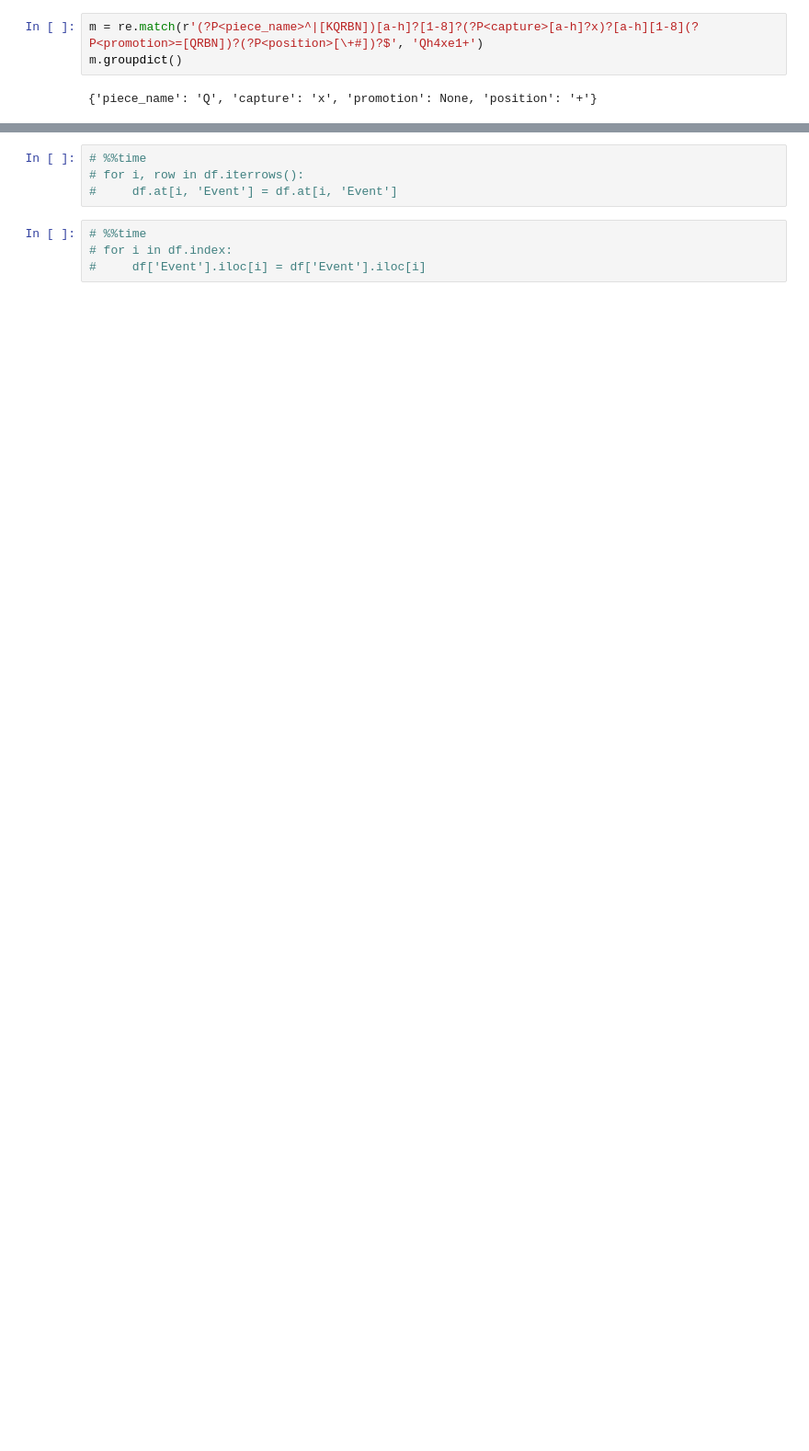
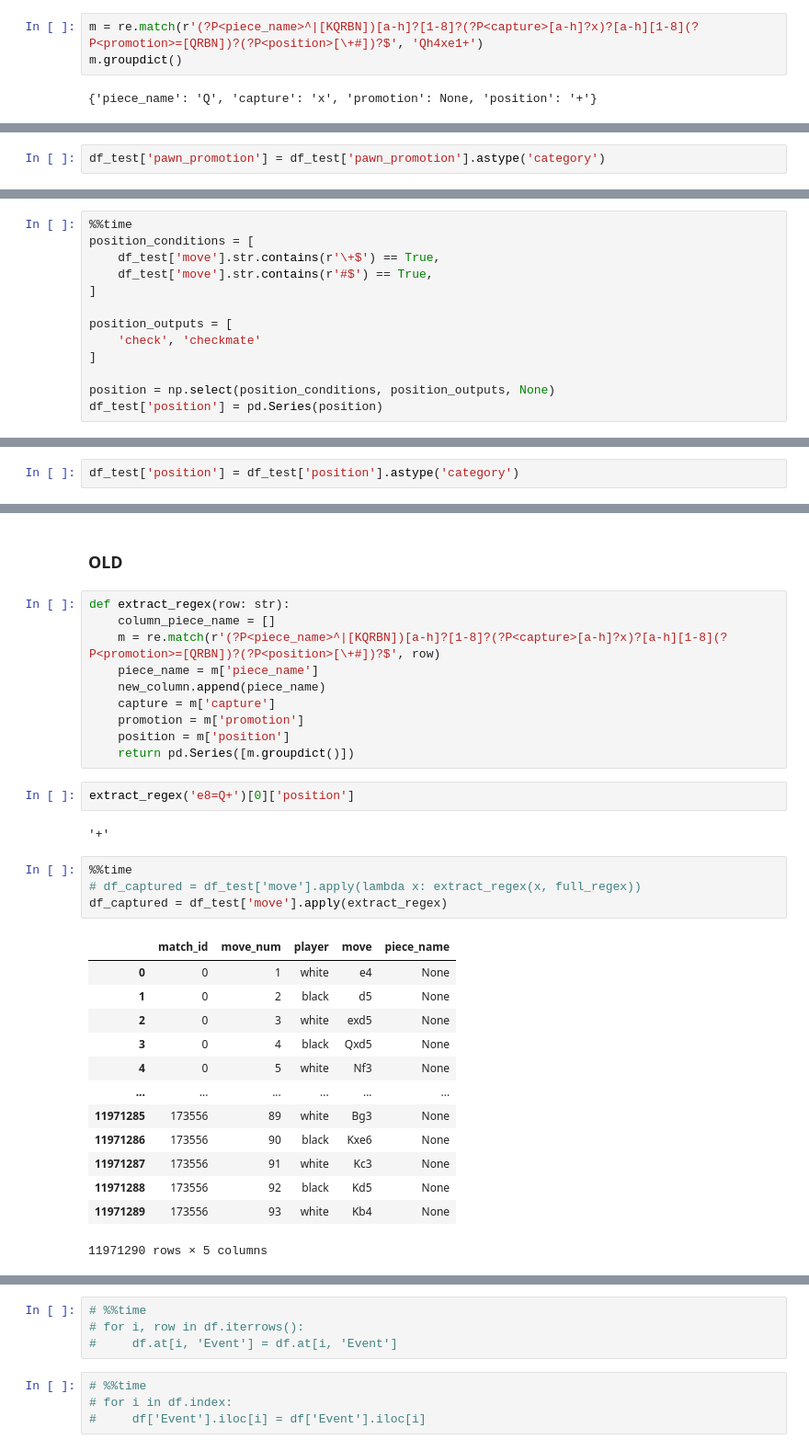
Before and after one commit to MishchenkoYuriy/Chess-Analysis, a Jupyter notebook: chess.ipynb, the cells around one changed output, grey strips where cells are left out. Shown at 92% size. Saved outputs shown, nothing was run; the diff lists cells and outputs as text; blank space fills up the shorter version.

Commit message:
Add columns to df_moves

```diff
--- a/chess.ipynb
+++ b/chess.ipynb
@@ -377,0 +333,2 @@ m.groupdict()
+# %%
+df_test['pawn_promotion'] = df_test['pawn_promotion'].astype('category')
@@ -377,0 +337,13 @@ m.groupdict()
+# %%
+%%time
+position_conditions = [
+    df_test['move'].str.contains(r'\+$') == True,
+    df_test['move'].str.contains(r'#$') == True,
+]
+
+position_outputs = [
+    'check', 'checkmate'
+]
+
+position = np.select(position_conditions, position_outputs, None)
+df_test['position'] = pd.Series(position)
@@ -377,0 +353,2 @@ m.groupdict()
+# %%
+df_test['position'] = df_test['position'].astype('category')
@@ -377,0 +396,34 @@ m.groupdict()
+# %% [markdown]
+### OLD
+# %%
+def extract_regex(row: str):
+    column_piece_name = []
+    m = re.match(r'(?P<piece_name>^|[KQRBN])[a-h]?[1-8]?(?P<capture>[a-h]?x)?[a-h][1-8](?P<promotion>=[QRBN])?(?P<position>[\+#])?$', row)
+    piece_name = m['piece_name']
+    new_column.append(piece_name)
+    capture = m['capture']
+    promotion = m['promotion']
+    position = m['position']
+    return pd.Series([m.groupdict()])
+# %%
+extract_regex('e8=Q+')[0]['position']
+# %% [output]
+'+'
+# %%
+%%time
+# df_captured = df_test['move'].apply(lambda x: extract_regex(x, full_regex))
+df_captured = df_test['move'].apply(extract_regex)
+# %% [output]
+|  | match_id | move_num | player | move | piece_name |
+| 0 | 0 | 1 | white | e4 | None |
+| 1 | 0 | 2 | black | d5 | None |
+| 2 | 0 | 3 | white | exd5 | None |
+| 3 | 0 | 4 | black | Qxd5 | None |
+| 4 | 0 | 5 | white | Nf3 | None |
+| ... | ... | ... | ... | ... | ... |
+| 11971285 | 173556 | 89 | white | Bg3 | None |
+| 11971286 | 173556 | 90 | black | Kxe6 | None |
+| 11971287 | 173556 | 91 | white | Kc3 | None |
+| 11971288 | 173556 | 92 | black | Kd5 | None |
+| 11971289 | 173556 | 93 | white | Kb4 | None |
+11971290 rows × 5 columns
```
Also changed, not shown: parts of 66 cells of this notebook, 1 other file.
